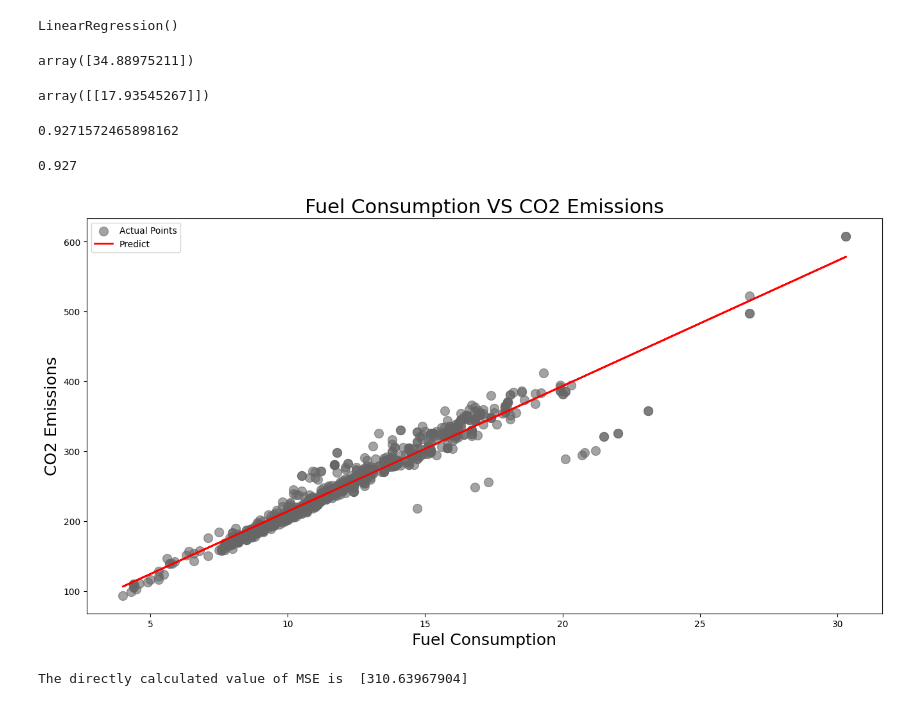
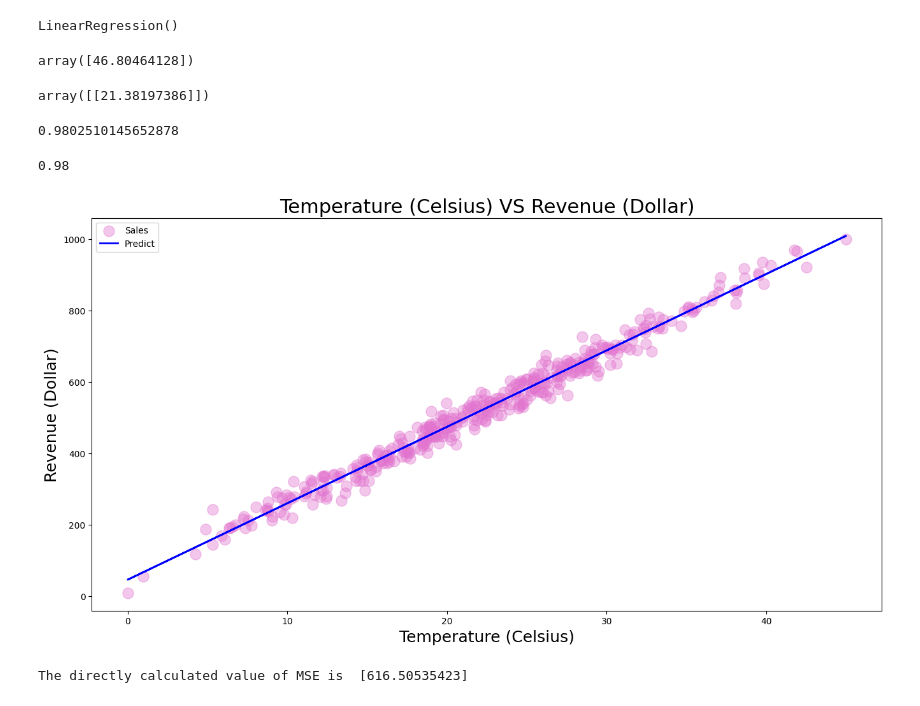
Before and after one commit to Bharadwaj-Sathya/AI, a Jupyter notebook: MachineLearning/SupervisedLearning/Regression/SimpleLinearRegression/Project/SimpleLinearRegression.ipynb, the cells around one changed output. Saved outputs shown, nothing was run; the diff lists cells and outputs as text; code cells hidden in the pictures.

```diff
--- a/MachineLearning/SupervisedLearning/Regression/SimpleLinearRegression/Project/SimpleLinearRegression.ipynb
+++ b/MachineLearning/SupervisedLearning/Regression/SimpleLinearRegression/Project/SimpleLinearRegression.ipynb
@@ -44,6 +45,6 @@ from sklearn.metrics import mean_squared_error
 # Path
 data_path = './Data/'
 # %%
-raw_fuel_consumption = pd.read_csv(data_path+"MY2022 Fuel Consumption Ratings.csv", encoding='cp1252', sep=',', dtype='unicode',  low_memory=False, index_col=0).reset_index()
-raw_fuel_consumption.shape
+data = pd.read_csv(data_path+"IceCreamData.csv").reset_index(drop=True)
+data.shape
 # %% [output]
@@ -104 +80,4 @@ raw_fuel_consumption[0:956]
+# %%
+# Rename the columns
+data.rename(columns={ 'Temperature': 'Temperature(Celsius)', 'Revenue': 'Revenue(Dollar)'}, inplace=True)
 # %%
@@ -259,6 +97,6 @@ plt.show()
 # %%
-x = np.array(fuel_consumption['Fuel ConsumptionCity (L/100 km)']).reshape(-1,1)
-y = np.array(fuel_consumption['CO2 Emissions(g/km)']).reshape(-1,1)
+x = np.array(data['Temperature(Celsius)']).reshape(-1,1)
+y = np.array(data['Revenue(Dollar)']).reshape(-1,1)
 # %%
 # train, test split......
 X_train, X_test, y_train, y_test = train_test_split(x, y, test_size = 0.2, random_state = 42)
@@ -315,33 +123,33 @@ LinearRegression()
 c = regr.intercept_
 c
 # %% [output]
-array([34.88975211])
+array([46.80464128])
 # %%
 m = regr.coef_
 m
 # %% [output]
-array([[17.93545267]])
+array([[21.38197386]])
 # %%
 regr.score(X_train,y_train)
 # %% [output]
-0.9271572465898162
+0.9802510145652878
 # %%
 y_pred = c + m * X_train
 # %%
 round(r2_score(y_train,y_pred),3)
 # %% [output]
-0.927
+0.98
 # %%
 fig = plt.figure(figsize=[16, 8])
-plt.scatter(X_train, y_train, s=100, alpha = 0.6, color ='#666666', label = 'Actual Points')
-plt.plot(X_train, regr.predict(X_train), color='red', linewidth=2, label = 'Predict')
-plt.title('Fuel Consumption VS CO2 Emissions', fontsize = 22)
-plt.xlabel('Fuel Consumption', fontsize = 18)
-plt.ylabel('CO2 Emissions', fontsize = 18)
+plt.scatter(X_train, y_train, s=150, alpha = 0.4, color ='#E274CF',label = 'Sales')
+plt.plot(X_train, regr.predict(X_train), color='blue', linewidth=2, label = 'Predict')
+plt.title('Temperature (Celsius) VS Revenue (Dollar)', fontsize = 22)
+plt.xlabel('Temperature (Celsius)', fontsize = 18)
+plt.ylabel('Revenue (Dollar)', fontsize = 18)
 plt.legend()
 plt.show()
 # %% [output]
-[figure, old version]
+[figure, new version]
 # %%
 def mse(y_train, y_pred):
     size = len(X_train)
@@ -349,5 +157,5 @@ def mse(y_train, y_pred):
     return mse_calc
 print('The directly calculated value of MSE is ', mse(y_train , y_pred))
 # %% [output]
-The directly calculated value of MSE is  [310.63967904]
+The directly calculated value of MSE is  [616.50535423]
 # %%
```
Also changed, not shown: parts of 33 cells of this notebook, 4 other files.
